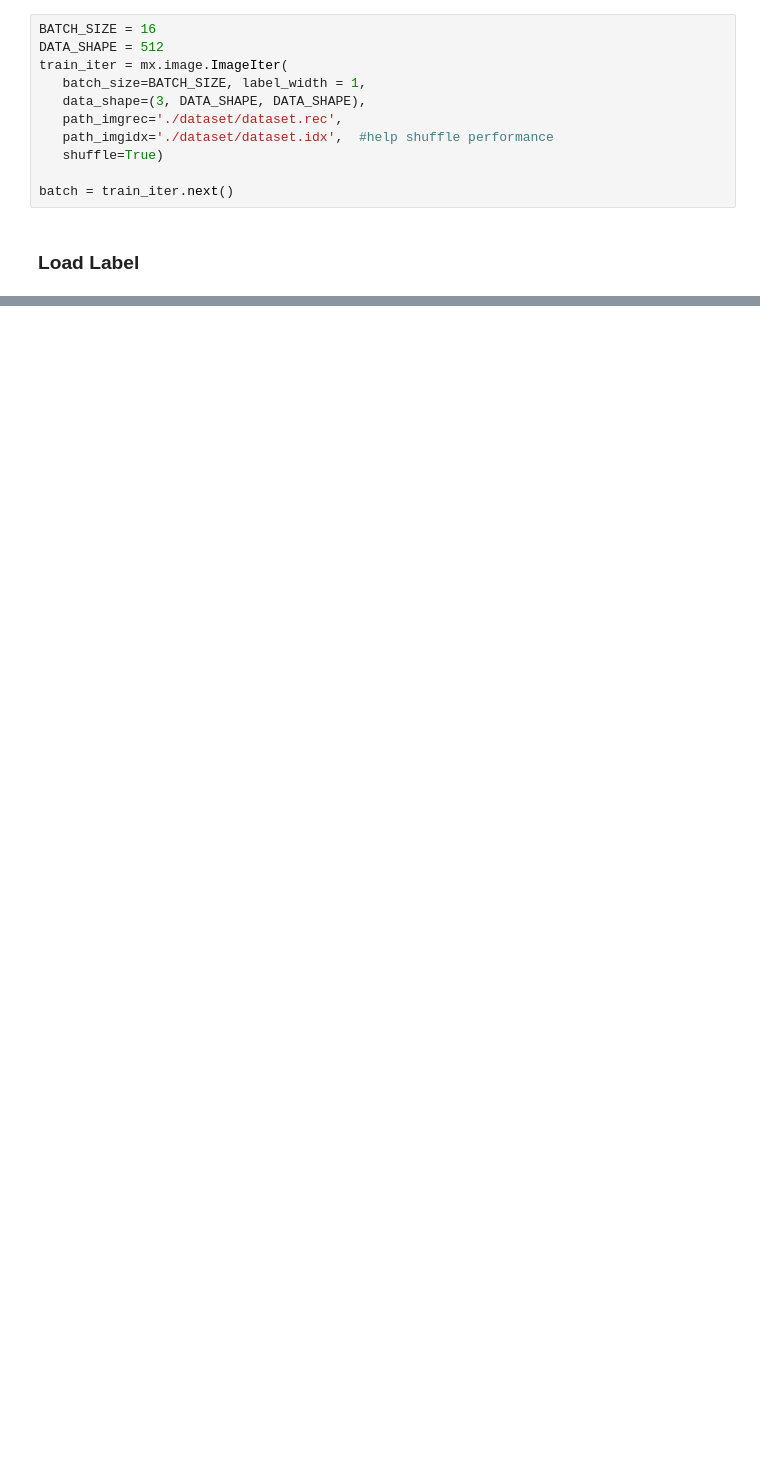
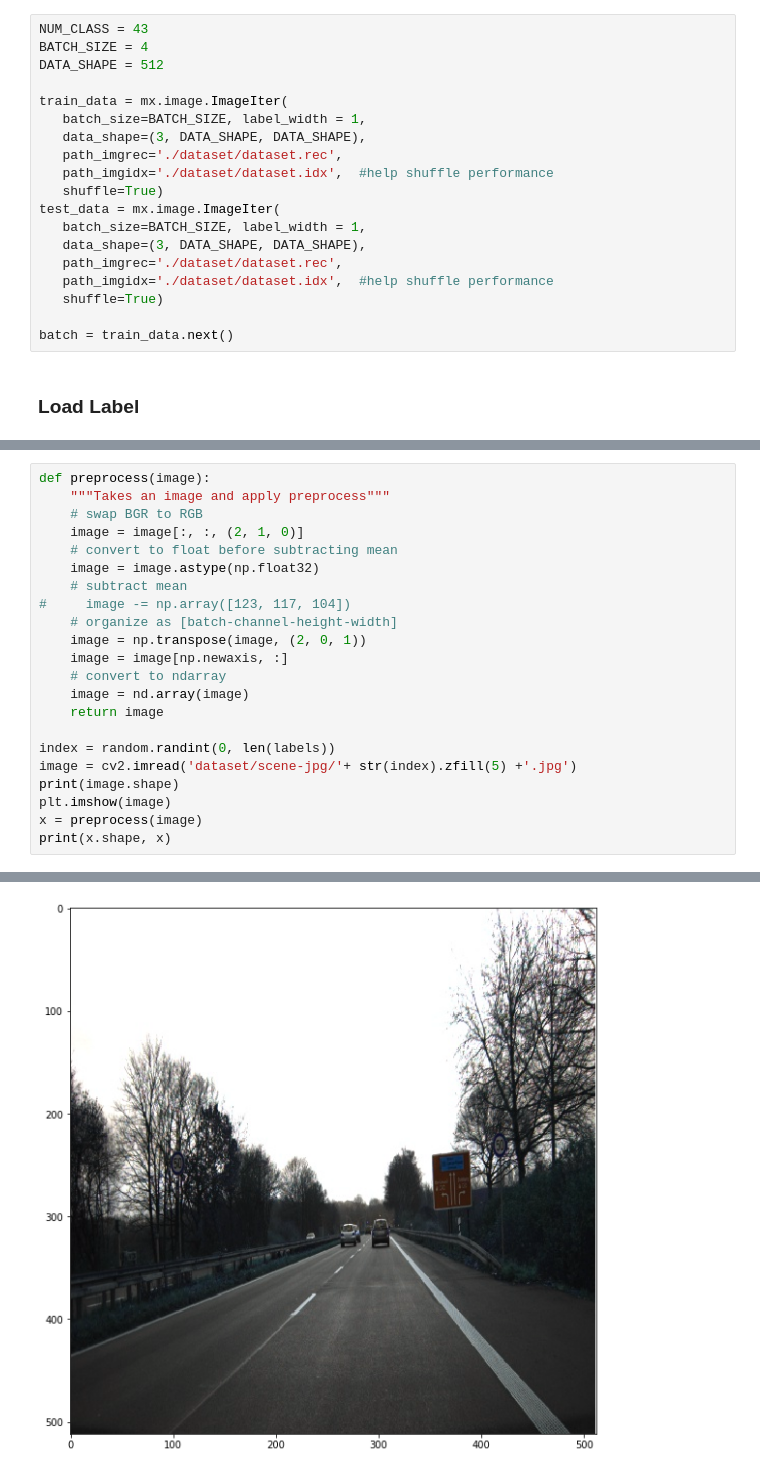
Before and after one commit to liferlisiqi/Traffic-Sign-Detection, a Jupyter notebook: SSD.ipynb, the cells around one changed output, grey strips where cells are left out. Drawn from its saved outputs; the diff is of its cells as text; blank space fills up the shorter version.

Commit message:
start train

```diff
--- a/SSD.ipynb
+++ b/SSD.ipynb
@@ -24,16 +27,24 @@ all module imported
 # %% [markdown]
 ### Load Image
 # %%
-BATCH_SIZE = 16
+NUM_CLASS = 43
+BATCH_SIZE = 4
 DATA_SHAPE = 512
-train_iter = mx.image.ImageIter(
+
+train_data = mx.image.ImageIter(
+   batch_size=BATCH_SIZE, label_width = 1,
+   data_shape=(3, DATA_SHAPE, DATA_SHAPE),
+   path_imgrec='./dataset/dataset.rec',
+   path_imgidx='./dataset/dataset.idx',  #help shuffle performance
+   shuffle=True)
+test_data = mx.image.ImageIter(
    batch_size=BATCH_SIZE, label_width = 1,
    data_shape=(3, DATA_SHAPE, DATA_SHAPE),
    path_imgrec='./dataset/dataset.rec',
    path_imgidx='./dataset/dataset.idx',  #help shuffle performance
    shuffle=True)
 
-batch = train_iter.next()
+batch = train_data.next()
 # %% [markdown]
 ### Load Label
 # %%
@@ -81,0 +490,23 @@ plt.show()
+# %%
+def preprocess(image):
+    """Takes an image and apply preprocess"""
+    # swap BGR to RGB
+    image = image[:, :, (2, 1, 0)]
+    # convert to float before subtracting mean
+    image = image.astype(np.float32)
+    # subtract mean
+#     image -= np.array([123, 117, 104])
+    # organize as [batch-channel-height-width]
+    image = np.transpose(image, (2, 0, 1))
+    image = image[np.newaxis, :]
+    # convert to ndarray
+    image = nd.array(image)
+    return image
+
+index = random.randint(0, len(labels))
+image = cv2.imread('dataset/scene-jpg/'+ str(index).zfill(5) +'.jpg')
+print(image.shape)
+plt.imshow(image)
+x = preprocess(image)
+print(x.shape, x)
+# %% [output]
@@ -81,0 +530 @@ plt.show()
+[figure, added]
```
Also changed, not shown: parts of 33 cells of this notebook, 1 other file.
